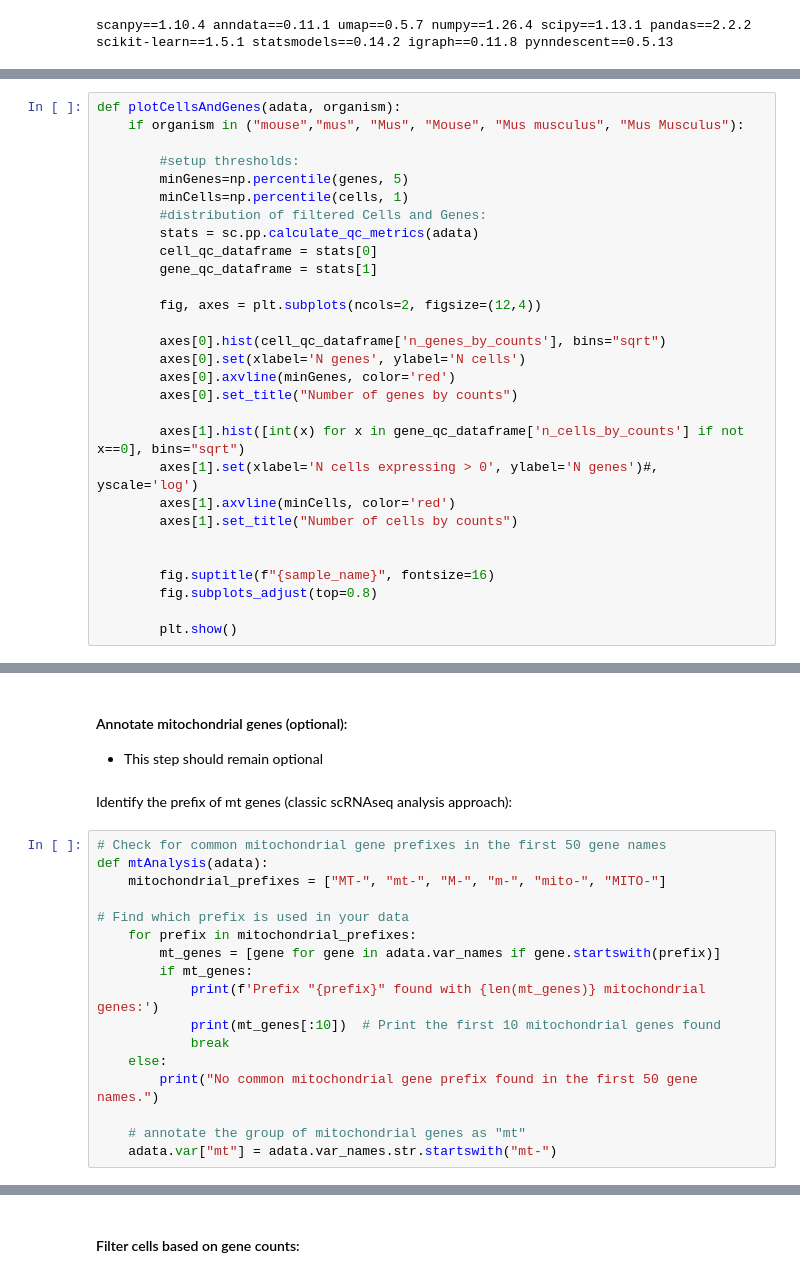
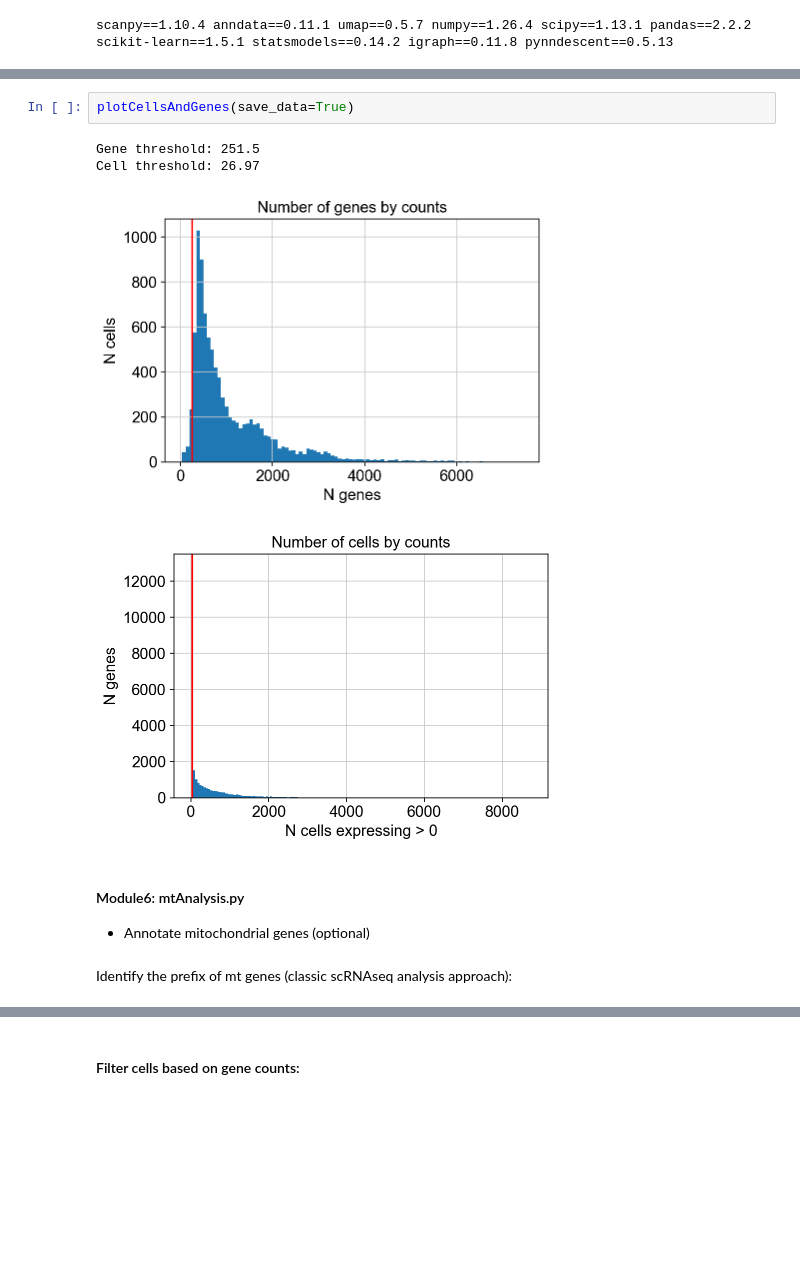
Before and after one commit to komendien/scRNAseq_Mmus_DP, a Jupyter notebook: KK_downstream_scRNAseq.ipynb, the cells around one changed output, grey strips where cells are left out. Cells and saved outputs as stored; diff of their text form; blank space fills up the shorter version.

```diff
--- a/KK_downstream_scRNAseq.ipynb
+++ b/KK_downstream_scRNAseq.ipynb
@@ -200,29 +285,0 @@ Filter out genes detected in fewer than: 30.92 cells (1st percentile)
-# %%
-def plotCellsAndGenes(adata, organism):
-    if organism in ("mouse","mus", "Mus", "Mouse", "Mus musculus", "Mus Musculus"):
-
-        #setup thresholds:
-        minGenes=np.percentile(genes, 5)
-        minCells=np.percentile(cells, 1)
-        #distribution of filtered Cells and Genes:
-        stats = sc.pp.calculate_qc_metrics(adata)
-        cell_qc_dataframe = stats[0]
-        gene_qc_dataframe = stats[1]
-
-        fig, axes = plt.subplots(ncols=2, figsize=(12,4))
-
-        axes[0].hist(cell_qc_dataframe['n_genes_by_counts'], bins="sqrt")
-        axes[0].set(xlabel='N genes', ylabel='N cells')
-        axes[0].axvline(minGenes, color='red')
-        axes[0].set_title("Number of genes by counts")
-
-        axes[1].hist([int(x) for x in gene_qc_dataframe['n_cells_by_counts'] if not x==0], bins="sqrt")
-        axes[1].set(xlabel='N cells expressing > 0', ylabel='N genes')#, yscale='log')
-        axes[1].axvline(minCells, color='red')
-        axes[1].set_title("Number of cells by counts")
-
-
-        fig.suptitle(f"{sample_name}", fontsize=16)
-        fig.subplots_adjust(top=0.8)
-
-        plt.show()
@@ -233,22 +334,12 @@ plotCellsAndGenes(adata, "mus")
+# %%
+plotCellsAndGenes(save_data=True)
+# %% [output]
+Gene threshold: 251.5
+Cell threshold: 26.97
+[figure, added]
+[figure, added]
 # %% [markdown]
-#### Annotate mitochondrial genes (optional):
-- This step should remain optional
+#### Module6: mtAnalysis.py
+* Annotate mitochondrial genes (optional)
 # %% [markdown]
 Identify the prefix of mt genes (classic scRNAseq analysis approach):
-# %%
-# Check for common mitochondrial gene prefixes in the first 50 gene names
-def mtAnalysis(adata):
-    mitochondrial_prefixes = ["MT-", "mt-", "M-", "m-", "mito-", "MITO-"]
-
-# Find which prefix is used in your data
-    for prefix in mitochondrial_prefixes:
-        mt_genes = [gene for gene in adata.var_names if gene.startswith(prefix)]
-        if mt_genes:
-            print(f'Prefix "{prefix}" found with {len(mt_genes)} mitochondrial genes:')
-            print(mt_genes[:10])  # Print the first 10 mitochondrial genes found
-            break
-    else:
-        print("No common mitochondrial gene prefix found in the first 50 gene names.")
-
-    # annotate the group of mitochondrial genes as "mt"
-    adata.var["mt"] = adata.var_names.str.startswith("mt-")
```
Also changed, not shown: parts of 73 cells of this notebook.
